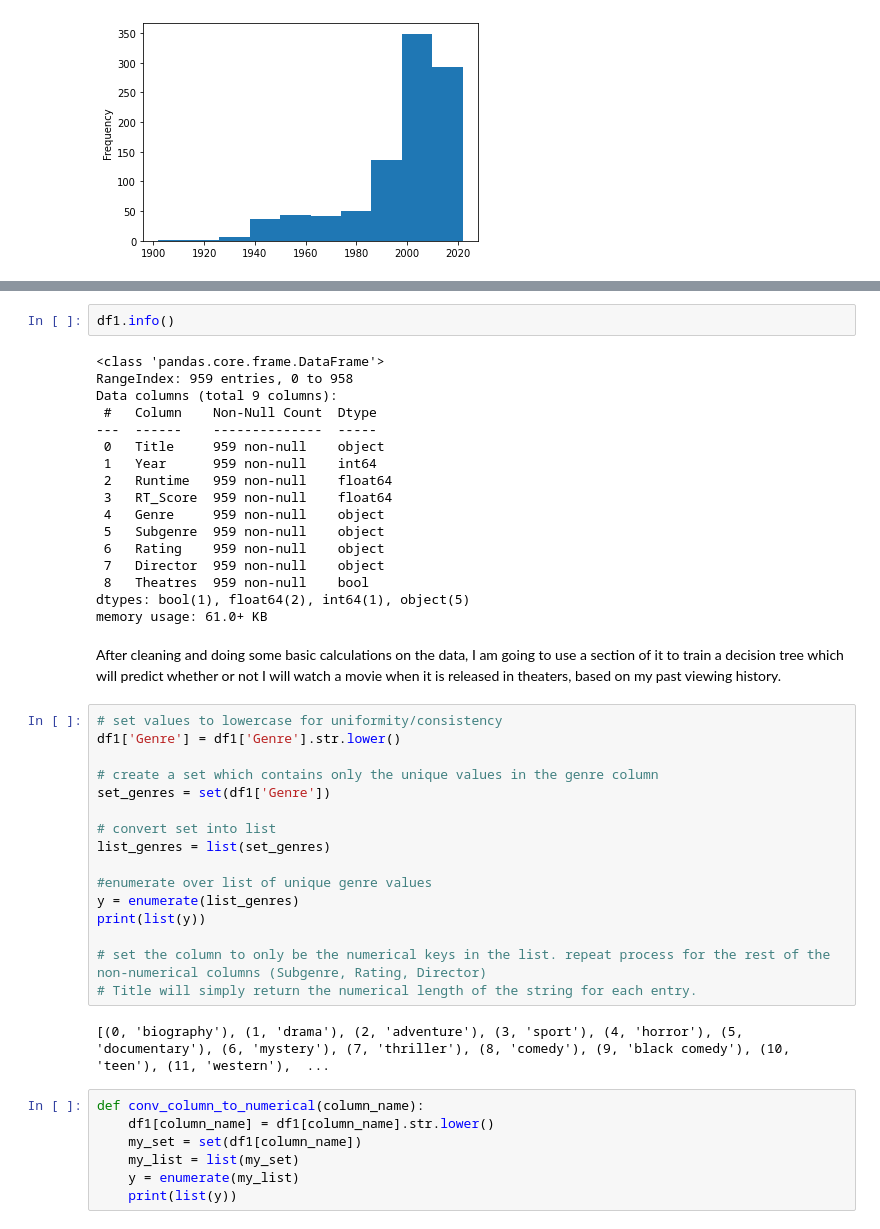
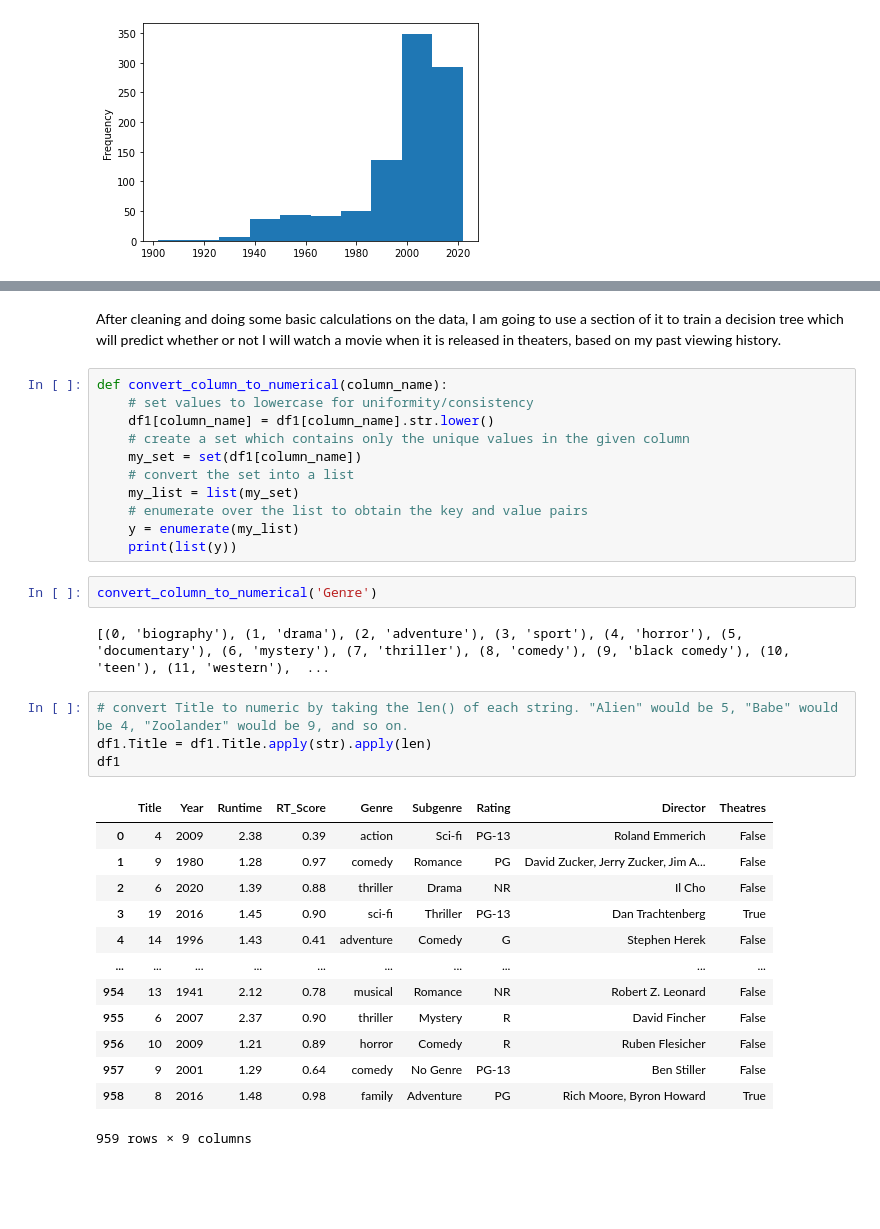
Before and after one commit to amlaffoon/cinemaphile, a Jupyter notebook: movies.ipynb, the cells around one changed output, grey strips where cells are left out. Drawn from its saved outputs; the diff is of its cells as text; blank space fills up the shorter version.

Commit message:
title column strings converted to numeric

```diff
--- a/movies.ipynb
+++ b/movies.ipynb
@@ -189,46 +187,35 @@ Convert all data to numerical for a decision tree - director, rating, genre, sub
-# %%
-df1.info()
-# %% [output]
-<class 'pandas.core.frame.DataFrame'>
-RangeIndex: 959 entries, 0 to 958
-Data columns (total 9 columns):
- #   Column    Non-Null Count  Dtype
----  ------    --------------  -----
- 0   Title     959 non-null    object
- 1   Year      959 non-null    int64
- 2   Runtime   959 non-null    float64
- 3   RT_Score  959 non-null    float64
- 4   Genre     959 non-null    object
- 5   Subgenre  959 non-null    object
- 6   Rating    959 non-null    object
- 7   Director  959 non-null    object
- 8   Theatres  959 non-null    bool
-dtypes: bool(1), float64(2), int64(1), object(5)
-memory usage: 61.0+ KB
 # %% [markdown]
 After cleaning and doing some basic calculations on the data, I am going to use a section of it to train a decision tree which will predict whether or not I will watch a movie when it is released in theaters, based on my past viewing history.
 # %%
-# set values to lowercase for uniformity/consistency
-df1['Genre'] = df1['Genre'].str.lower()
-
-# create a set which contains only the unique values in the genre column
-set_genres = set(df1['Genre'])
-
-# convert set into list
-list_genres = list(set_genres)
-
-#enumerate over list of unique genre values
-y = enumerate(list_genres)
-print(list(y))
-
-# set the column to only be the numerical keys in the list. repeat process for the rest of the non-numerical columns (Subgenre, Rating, Director)
-# Title will simply return the numerical length of the string for each entry.
+def convert_column_to_numerical(column_name):
+    # set values to lowercase for uniformity/consistency
+    df1[column_name] = df1[column_name].str.lower()
+    # create a set which contains only the unique values in the given column
+    my_set = set(df1[column_name])
+    # convert the set into a list
+    my_list = list(my_set)
+    # enumerate over the list to obtain the key and value pairs
+    y = enumerate(my_list)
+    print(list(y))
-# %% [output]
-[(0, 'biography'), (1, 'drama'), (2, 'adventure'), (3, 'sport'), (4, 'horror'), (5, 'documentary'), (6, 'mystery'), (7, 'thriller'), (8, 'comedy'), (9, 'black comedy'), (10, 'teen'), (11, 'western'),  ...
-# %%
-def conv_column_to_numerical(column_name):
-    df1[column_name] = df1[column_name].str.lower()
-    my_set = set(df1[column_name])
-    my_list = list(my_set)
-    y = enumerate(my_list)
-    print(list(y))
+# %%
+convert_column_to_numerical('Genre')
+# %% [output]
+[(0, 'biography'), (1, 'drama'), (2, 'adventure'), (3, 'sport'), (4, 'horror'), (5, 'documentary'), (6, 'mystery'), (7, 'thriller'), (8, 'comedy'), (9, 'black comedy'), (10, 'teen'), (11, 'western'),  ...
+# %%
+# convert Title to numeric by taking the len() of each string. "Alien" would be 5, "Babe" would be 4, "Zoolander" would be 9, and so on.
+df1.Title = df1.Title.apply(str).apply(len)
+df1
+# %% [output]
+|  | Title | Year | Runtime | RT_Score | Genre | Subgenre | Rating | Director | Theatres |
+| 0 | 4 | 2009 | 2.38 | 0.39 | action | Sci-fi | PG-13 | Roland Emmerich | False |
+| 1 | 9 | 1980 | 1.28 | 0.97 | comedy | Romance | PG | David Zucker, Jerry Zucker, Jim A... | False |
+| 2 | 6 | 2020 | 1.39 | 0.88 | thriller | Drama | NR | Il Cho | False |
+| 3 | 19 | 2016 | 1.45 | 0.90 | sci-fi | Thriller | PG-13 | Dan Trachtenberg | True |
+| 4 | 14 | 1996 | 1.43 | 0.41 | adventure | Comedy | G | Stephen Herek | False |
+| ... | ... | ... | ... | ... | ... | ... | ... | ... | ... |
+| 954 | 13 | 1941 | 2.12 | 0.78 | musical | Romance | NR | Robert Z. Leonard | False |
+| 955 | 6 | 2007 | 2.37 | 0.90 | thriller | Mystery | R | David Fincher | False |
+| 956 | 10 | 2009 | 1.21 | 0.89 | horror | Comedy | R | Ruben Flesicher | False |
+| 957 | 9 | 2001 | 1.29 | 0.64 | comedy | No Genre | PG-13 | Ben Stiller | False |
+| 958 | 8 | 2016 | 1.48 | 0.98 | family | Adventure | PG | Rich Moore, Byron Howard | True |
+959 rows × 9 columns
```
Also changed, not shown: parts of 5 cells of this notebook.
